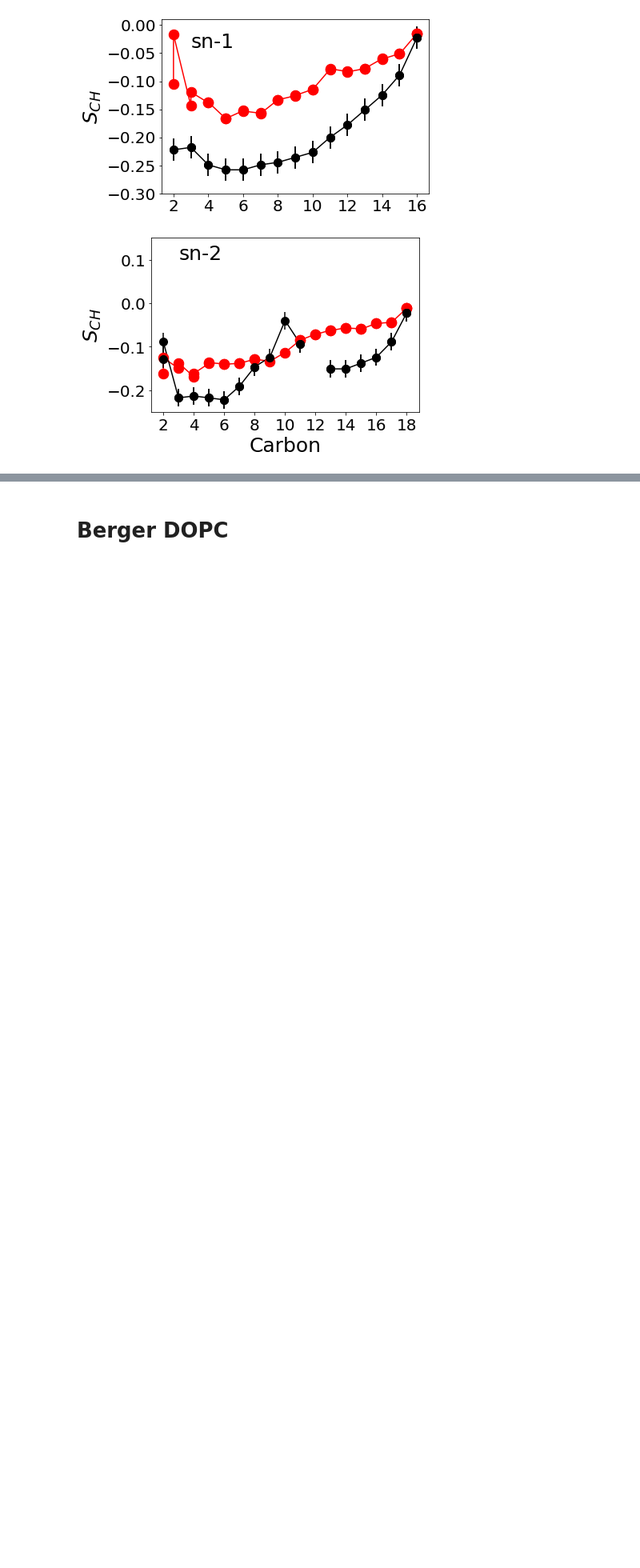
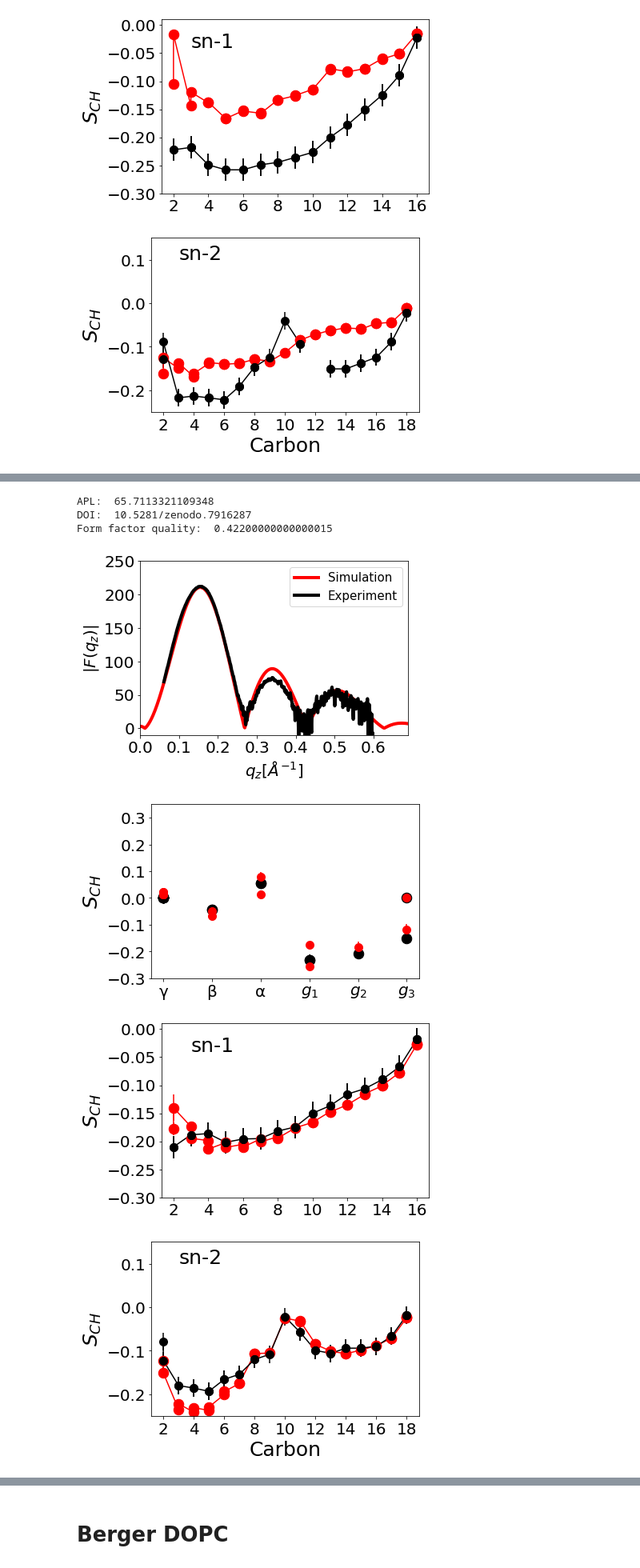
Before and after one commit to NMRLipids/NMRlipidsVIpolarizableFFs, a Jupyter notebook: scripts/plotSimulation.ipynb, the cells around one changed output, grey strips where cells are left out. Shown at 80% size. Drawn from its saved outputs; the diff is of its cells as text; code cells hidden in the pictures; blank space fills up the shorter version.

```diff
--- a/scripts/plotSimulation.ipynb
+++ b/scripts/plotSimulation.ipynb
@@ -324,7 +324,7 @@ Form factor quality:  0.7999999999999952
 # %% [markdown]
 # AMOEBA DOPC
 # %%
-ID = 723
+ID = 742
 
 for system in systems:
     if system['ID'] == ID:
@@ -360,0 +363,16 @@ Form factor quality:  3.799999999999998
+# %%
+ID = 748
+
+for system in systems:
+    if system['ID'] == ID:
+        print('APL: ', CalcAreaPerMolecule(system))
+
+plotSimulation(ID, 'POPC')
+# %% [output]
+APL:  65.7113321109348
+DOI:  10.5281/zenodo.7916287
+Form factor quality:  0.42200000000000015
+[figure, added]
+[figure, added]
+[figure, added]
+[figure, added]
```
Also changed, not shown: parts of 10 cells of this notebook.
